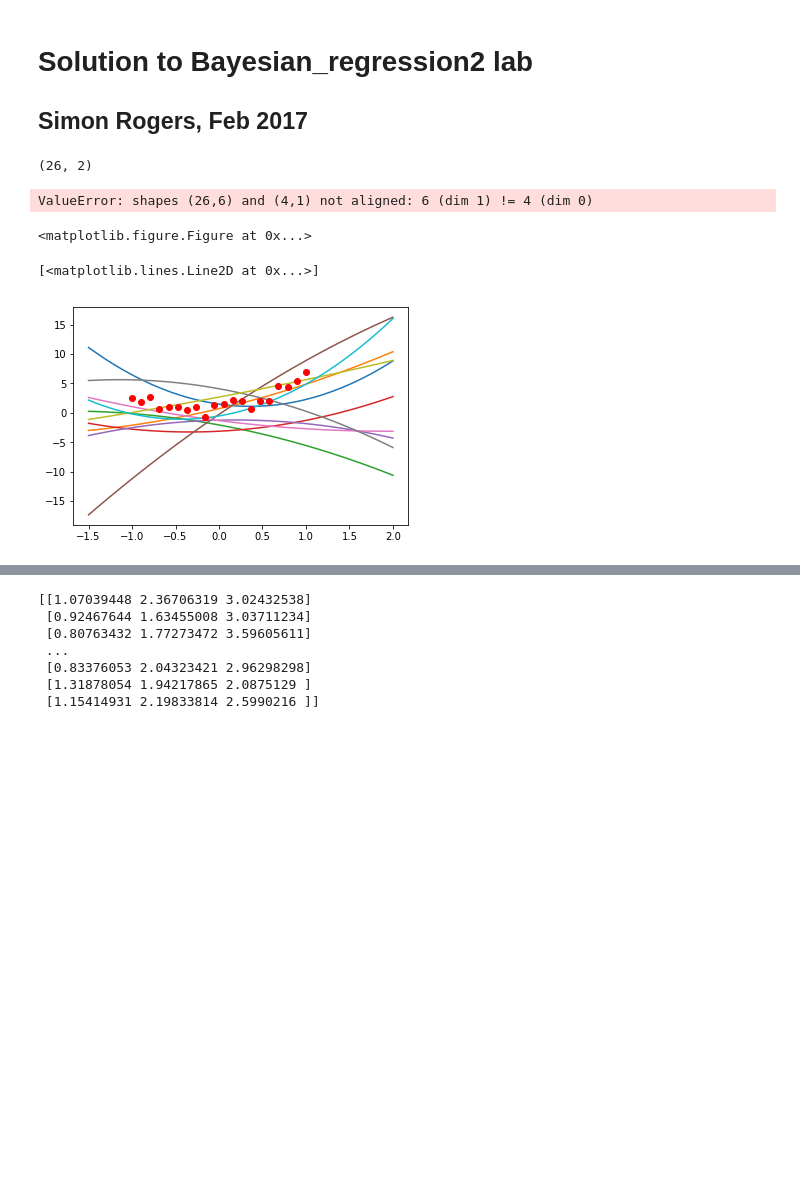
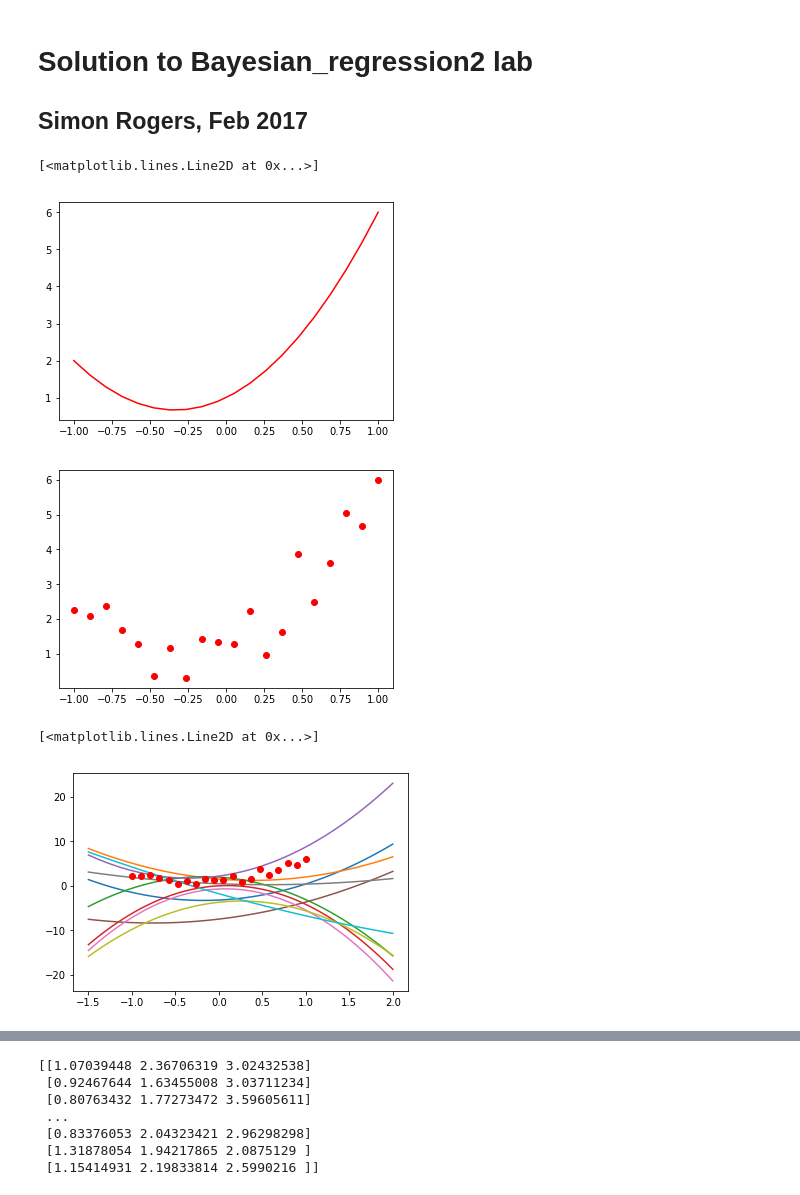
Before and after one commit to domantasjurkus/mlh, a Jupyter notebook: labs/bayesian_regression.ipynb, the cells around one changed output, grey strips where cells are left out. Cells and saved outputs as stored; diff of their text form; code cells hidden in the pictures; blank space fills up the shorter version.

```diff
--- a/labs/bayesian_regression.ipynb
+++ b/labs/bayesian_regression.ipynb
@@ -5,35 +5,31 @@ Solution to Bayesian_regression2 lab
 # %%
 import numpy as np
 import pylab as plt
 %matplotlib inline
 
 x = np.linspace(-1,1,20)[:,None] # 20 points between -1 and 1
-olympicx = np.loadtxt("../olympic100m.txt", delimiter=',', skiprows=1)
-
-x = olympicx
-print(x.shape)
 
 X = np.hstack((
     np.ones_like(x),
     x,
     x**2
 ))
 
 true_w = np.array([[1, 2, 3]]).T
 
 plt.figure()
 plt.plot(x, np.dot(X, true_w),'r-')
 
 # Add noise
 sig_sq = 0.5**2
 t = np.dot(X,true_w) + np.random.normal(scale=np.sqrt(sig_sq),size = x.shape)
 
 plt.figure()
 plt.plot(x,t,'ro')
 # %% [output]
-(26, 2)
+[<matplotlib.lines.Line2D at 0x...>]
-ValueError: shapes (26,6) and (4,1) not aligned: 6 (dim 1) != 4 (dim 0)
-<matplotlib.figure.Figure at 0x...>
+[figure, added]
+[figure, added]
 # %%
 # Define the prior over w
 l = len(true_w)
@@ -56,7 +52,7 @@ for w_s in w_samples:
 plt.plot(x,t,'ro')
 # %% [output]
 [<matplotlib.lines.Line2D at 0x...>]
-[figure, old version]
+[figure, new version]
 # %%
 #
 # Bayesian inference
```
Also changed, not shown: parts of 1 cell of this notebook, 28 other files.
